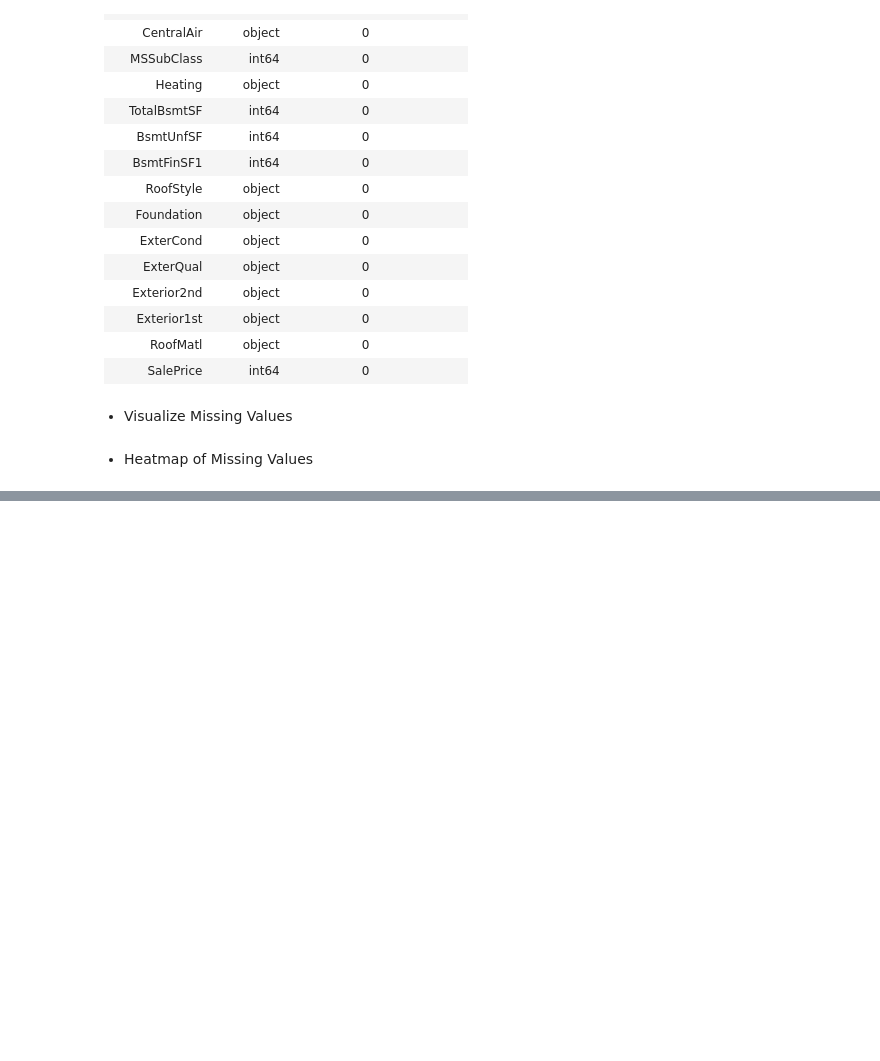
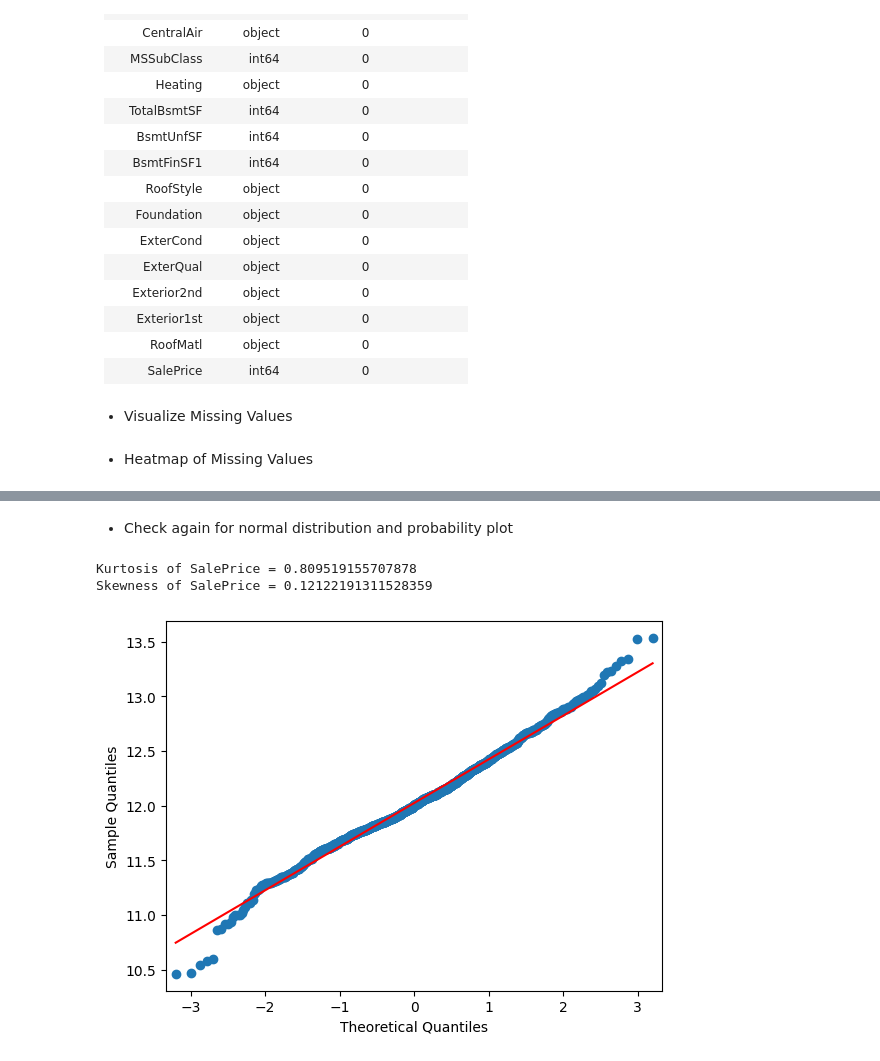
Before and after one commit to carlosfarfangalindoNL222/Steps_In_Depth_Machine_Learning, a Jupyter notebook: Steps_Machine_Learning_Model/2_EDA/2_Exploritary_Data_Analysis.ipynb, the cells around one changed output, grey strips where cells are left out. Cells and saved outputs as stored; diff of their text form; code cells hidden in the pictures; blank space fills up the shorter version.

```diff
--- a/Steps_Machine_Learning_Model/2_EDA/2_Exploritary_Data_Analysis.ipynb
+++ b/Steps_Machine_Learning_Model/2_EDA/2_Exploritary_Data_Analysis.ipynb
@@ -148,0 +216,22 @@ TypeError: Object of type dtype[object_] is not JSON serializable
+# %%
+"""
+ Instaed of log() we are using log1p()
+ log1p() calculates log(1 + x), so it takes of issue of log(0) error
+ For reverse transformation just use expm1()
+"""
+train['SalePrice'] = np.log1p(train['SalePrice'])
+# %% [markdown]
+* Check again for normal distribution and probability plot
+# %%
+skewness = skew(train['SalePrice'])
+kurtosis = train['SalePrice'].kurt()
+print(f'Kurtosis of SalePrice = {kurtosis}')
+print(f'Skewness of SalePrice = {skewness}')
+train['SalePrice'].describe()
+fig_1 = px.histogram(train, x="SalePrice",histnorm="probability density")
+fig_1.show()
+qqplot_data = qqplot(train['SalePrice'], line='s').gca().lines
+# %% [output]
+Kurtosis of SalePrice = 0.809519155707878
+Skewness of SalePrice = 0.12122191311528359
+[figure, added]
```
Also changed, not shown: parts of 11 cells of this notebook.
